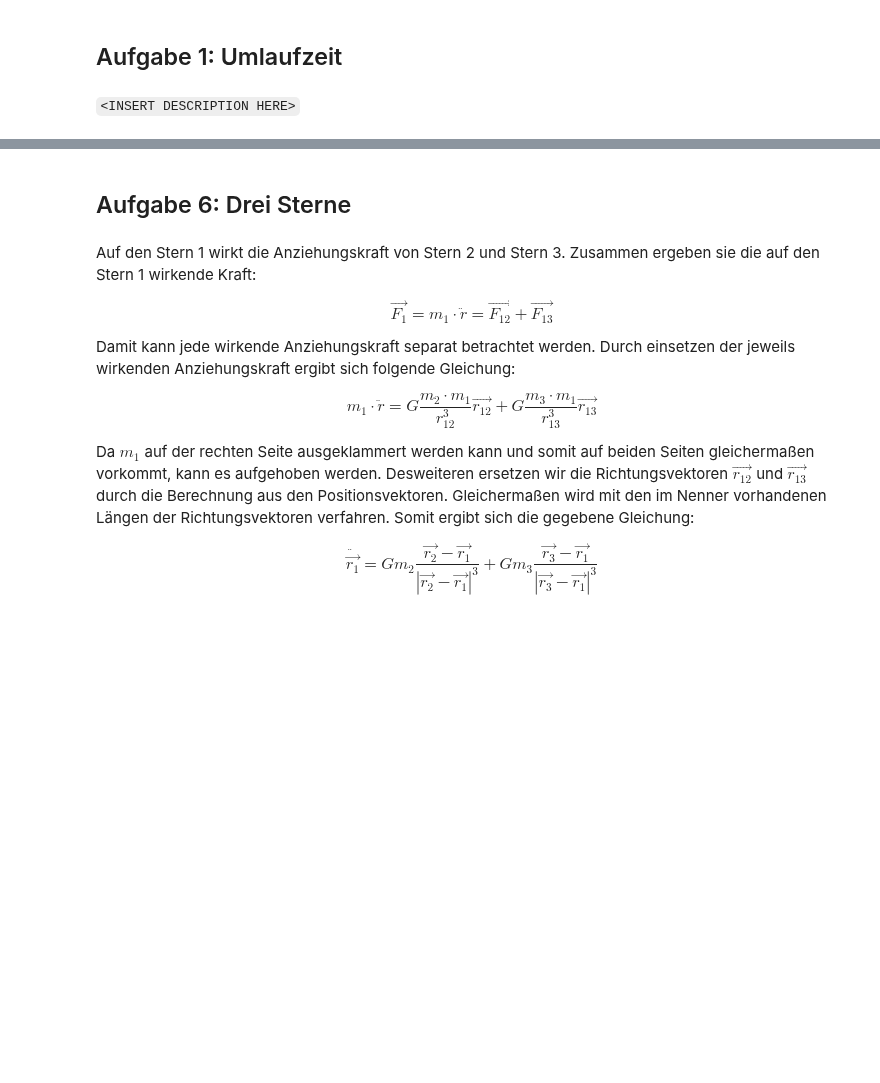
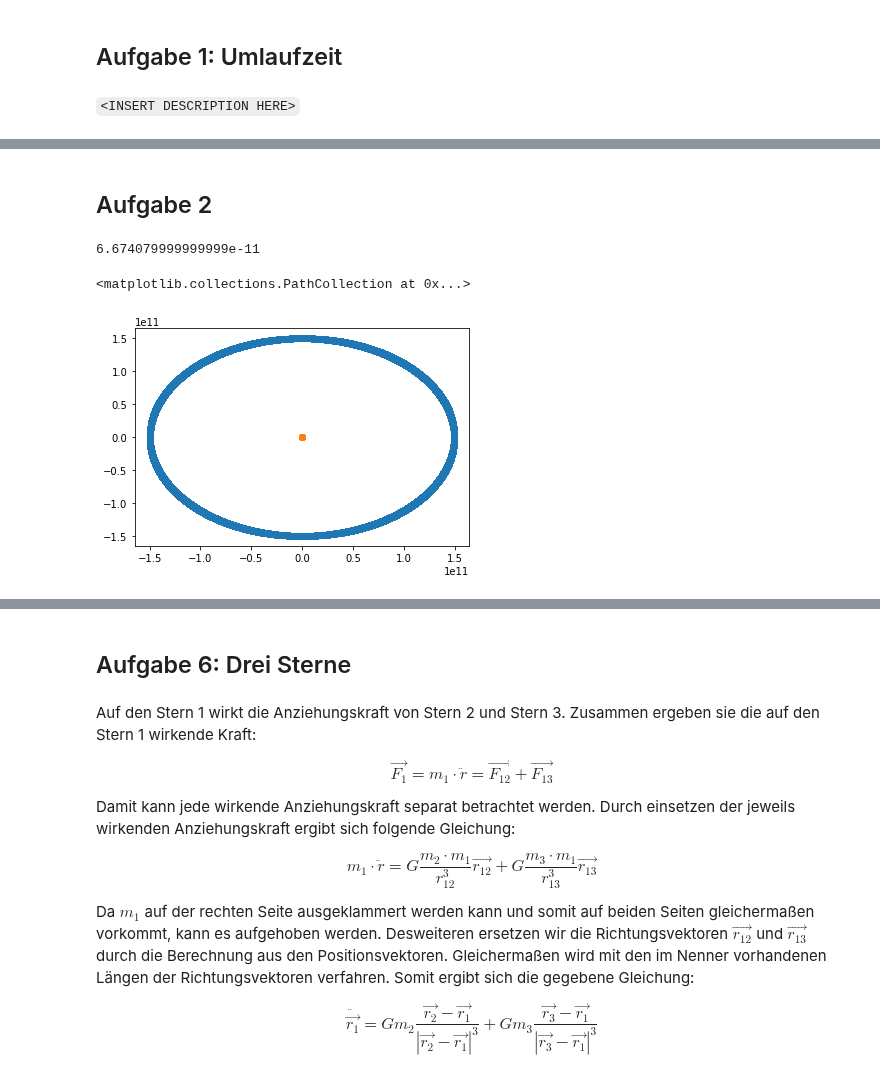
Before and after one commit to darenegade/modellbildung, a Jupyter notebook: Abgabe 2/Abgabe 2.ipynb, the cells around one changed output, grey strips where cells are left out. Cells and saved outputs as stored; diff of their text form; code cells hidden in the pictures; blank space fills up the shorter version.

```diff
--- a/Abgabe 2/Abgabe 2.ipynb
+++ b/Abgabe 2/Abgabe 2.ipynb
@@ -49,0 +59,78 @@ plt.loglog(rmiss, Tmiss, '+')
+# %% [markdown]
+## Aufgabe 2
+# %%
+
+g=9.81
+G=6.67408*10**-11
+mErde=5.972*10**24
+mSonne=1.989*10**30
+# %%
+G
+# %% [output]
+6.674079999999999e-11
+# %%
+factor = 3600
+yearsTimeSpan = 5
+deltaT = 1 * factor
+
+def distance(p1, p2):
+    return math.sqrt((p1[0]-p2[0])**2 + (p1[1]-p2[1])**2)
+
+def direction(p1, p2):
+    return [p2[0] - p1[0], p2[1] - p1[1]]
+
+def acceleration(mOwn, pOwn, mOther, pOther):
+    intermed = -G * mOther / (distance(pOwn, pOther)**3)
+    return [element * intermed for element in direction(pOther, pOwn)]
+
+def calc(vErde, vSonne, pErde, pSonne):
+    koordsSonne = [[pSonne[0], pSonne[1], vSonne[0], vSonne[1]]]
+    koordsErde  = [[pErde[0], pErde[1], vErde[0], vErde[1]]]
+
+    for x in range(0, int(yearsTimeSpan * 365 * 24 * 3600 / factor)):
+        deltaTNeu = deltaT / 2
+        pErde = [pErde[0] + deltaTNeu * vErde[0], pErde[1] + deltaTNeu * vErde[1]]
+        acc = acceleration(mErde, pErde, mSonne, pSonne)
+        vErde = [vErde[0] + deltaT * acc[0], vErde[1] + deltaT * acc[1]]
+        pErde = [pErde[0] + deltaTNeu * vErde[0], pErde[1] + deltaTNeu * vErde[1]]
+
+        pSonne = [pSonne[0] + deltaTNeu * vSonne[0], pSonne[1] + deltaTNeu * vSonne[1]]
+        acc = acceleration(mSonne, pSonne, mErde, pErde)
+        vSonne = [vSonne[0] + deltaT * acc[0], vSonne[1] + deltaT * acc[1]]
+        pSonne = [pSonne[0] + deltaTNeu * vSonne[0], pSonne[1] + deltaTNeu * vSonne[1]]
+
+
+        koordsErde.append([pErde[0], pErde[1], vErde[0], vErde[1]])
+        koordsSonne.append([pSonne[0], pSonne[1], vSonne[0], vSonne[1]])
+
+    return [koordsErde, koordsSonne]
+
+def calcAlt(vErde, vSonne, pErde, pSonne):
+    koordsSonne = [[pSonne[0], pSonne[1], vSonne[0], vSonne[1]]]
+    koordsErde  = [[pErde[0], pErde[1], vErde[0], vErde[1]]]
+
+    for x in range(0, int(yearsTimeSpan * 365 * 24 * 3600 / factor)):
+        aErde  = acceleration(mErde, pErde, mSonne, pSonne)
+        aSonne = acceleration(mSonne, pSonne, mErde, pErde)
+
+        vErde = [vErde[0] + aErde[0] * deltaT, vErde[1] + aErde[1] * deltaT]
+        vSonne = [vSonne[0] + aSonne[0] * deltaT, vSonne[1] + aSonne[1] * deltaT]
+
+        pErde = [pErde[0] + vErde[0] * deltaT, pErde[1] + vErde[1] * deltaT]
+        pSonne = [pSonne[0] + vSonne[0] * deltaT, pSonne[1] + vSonne[1] * deltaT]
+
+        koordsErde.append([pErde[0], pErde[1], vErde[0], vErde[1]])
+        koordsSonne.append([pSonne[0], pSonne[1], vSonne[0], vSonne[1]])
+    return [koordsErde, koordsSonne]
+
+vErde  = [0.0, 29.8 * 10**3]
+vSonne = [0.0, 0.0]
+pErde  = [1.4960*(10**11), 0.0]
+pSonne = [0.0, 0.0]
+data = calc(vErde, vSonne, pErde, pSonne)
+
+plt.scatter([element[0] for element in data[0]], [element[1] for element in data[0]])
+plt.scatter([element[0] for element in data[1]], [element[1] for element in data[1]])
+# %% [output]
+<matplotlib.collections.PathCollection at 0x...>
+[figure, added]
```
Also changed, not shown: parts of 37 cells of this notebook, 1 other file.
